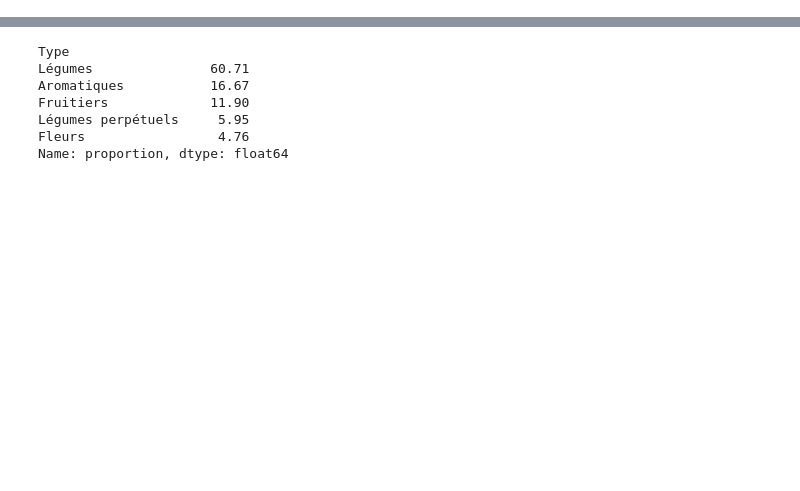
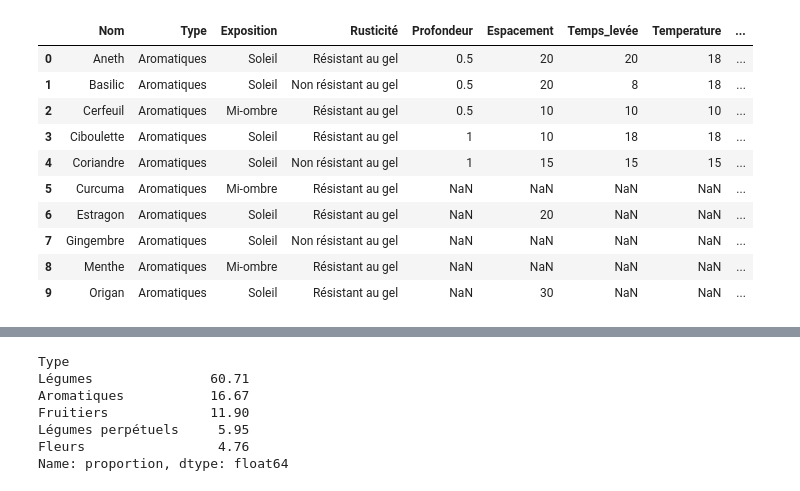
Before and after one commit to Jean-Patrick-Alcolea/Projet-3, a Jupyter notebook: notebooks/nettoyage_antoine.ipynb, the cells around one changed output, grey strips where cells are left out. Saved outputs shown, nothing was run; the diff lists cells and outputs as text; code cells hidden in the pictures; blank space fills up the shorter version.

```diff
--- a/notebooks/nettoyage_antoine.ipynb
+++ b/notebooks/nettoyage_antoine.ipynb
@@ -52,3 +69,17 @@ df_plantes_photos['Temperature'] = df_plantes_photos['Temperature'].str.replace(
 #df_plantes_photos.drop(columns=['Unnamed: 0.1', 'Unnamed: 0'], inplace=True)
 df_plantes_photos.sort_values(['Type', 'Nom'], inplace=True)
 df_plantes_photos.reset_index(drop=True, inplace=True)
+# %%
+df_plantes_photos.head(10)
+# %% [output]
+|  | Nom | Type | Exposition | Rusticité | Profondeur | Espacement | Temps_levée | Temperature | ... |
+| 0 | Aneth | Aromatiques | Soleil | Résistant au gel | 0.5 | 20 | 20 | 18 | ... |
+| 1 | Basilic | Aromatiques | Soleil | Non résistant au gel | 0.5 | 20 | 8 | 18 | ... |
+| 2 | Cerfeuil | Aromatiques | Mi-ombre | Résistant au gel | 0.5 | 10 | 10 | 10 | ... |
+| 3 | Ciboulette | Aromatiques | Soleil | Résistant au gel | 1 | 10 | 18 | 18 | ... |
+| 4 | Coriandre | Aromatiques | Soleil | Non résistant au gel | 1 | 15 | 15 | 15 | ... |
+| 5 | Curcuma | Aromatiques | Mi-ombre | Résistant au gel | NaN | NaN | NaN | NaN | ... |
+| 6 | Estragon | Aromatiques | Soleil | Résistant au gel | NaN | 20 | NaN | NaN | ... |
+| 7 | Gingembre | Aromatiques | Soleil | Non résistant au gel | NaN | NaN | NaN | NaN | ... |
+| 8 | Menthe | Aromatiques | Mi-ombre | Résistant au gel | NaN | NaN | NaN | NaN | ... |
+| 9 | Origan | Aromatiques | Soleil | Résistant au gel | NaN | 30 | NaN | NaN | ... |
```
Also changed, not shown: parts of 10 cells of this notebook.
